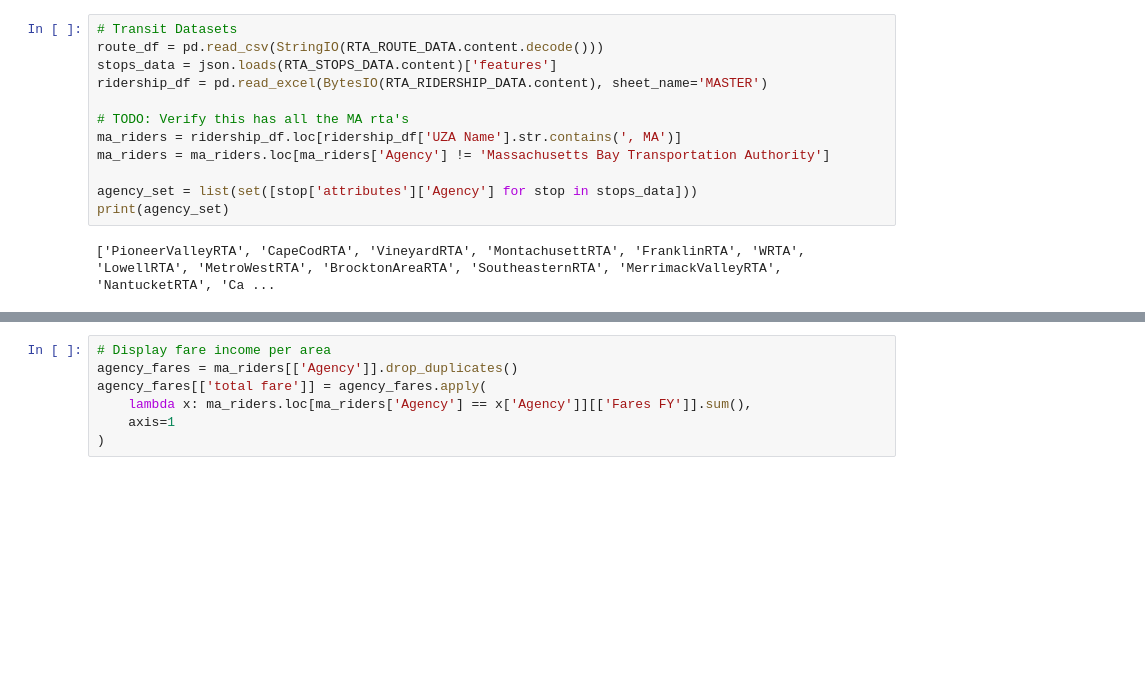
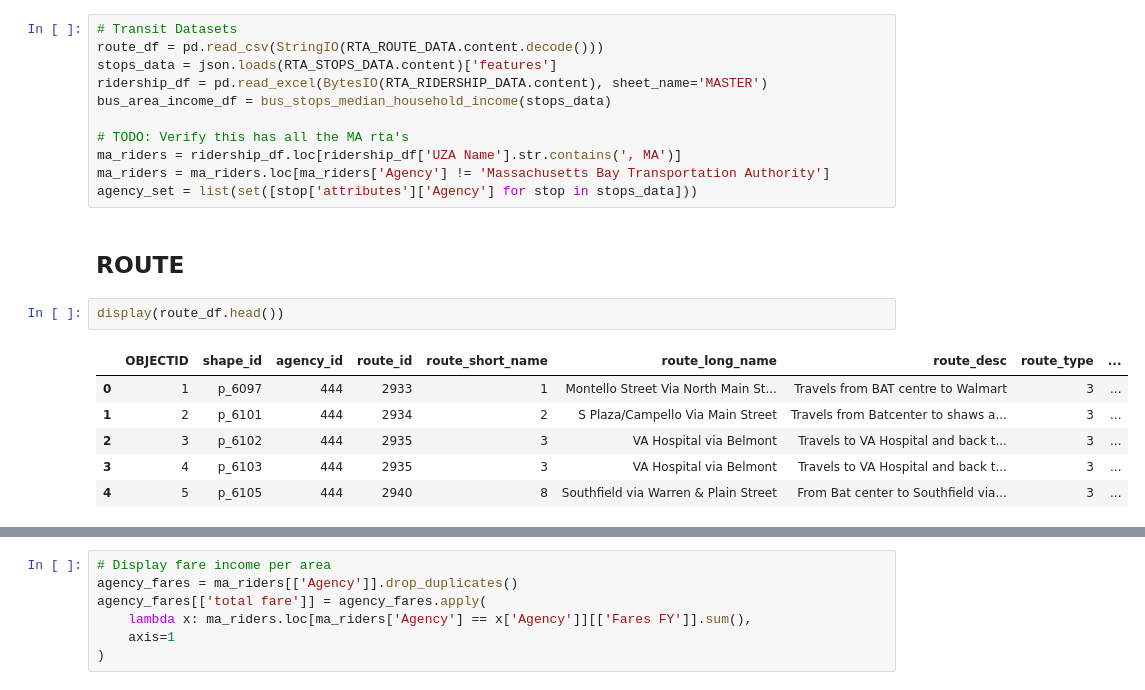
Before and after one commit to cumason123/transit-equity, a Jupyter notebook: src/rta_aggregation.ipynb, the cells around one changed output, grey strips where cells are left out. Cells and saved outputs as stored; diff of their text form; blank space fills up the shorter version.

```diff
--- a/src/rta_aggregation.ipynb
+++ b/src/rta_aggregation.ipynb
@@ -66,12 +96,20 @@ def get_median_hh_income():
 route_df = pd.read_csv(StringIO(RTA_ROUTE_DATA.content.decode()))
 stops_data = json.loads(RTA_STOPS_DATA.content)['features']
 ridership_df = pd.read_excel(BytesIO(RTA_RIDERSHIP_DATA.content), sheet_name='MASTER')
+bus_area_income_df = bus_stops_median_household_income(stops_data)
 
 # TODO: Verify this has all the MA rta's
 ma_riders = ridership_df.loc[ridership_df['UZA Name'].str.contains(', MA')]
 ma_riders = ma_riders.loc[ma_riders['Agency'] != 'Massachusetts Bay Transportation Authority']
-
 agency_set = list(set([stop['attributes']['Agency'] for stop in stops_data]))
-print(agency_set)
-# %% [output]
-['PioneerValleyRTA', 'CapeCodRTA', 'VineyardRTA', 'MontachusettRTA', 'FranklinRTA', 'WRTA', 'LowellRTA', 'MetroWestRTA', 'BrocktonAreaRTA', 'SoutheasternRTA', 'MerrimackValleyRTA', 'NantucketRTA', 'Ca ...
+# %% [markdown]
+## ROUTE
+# %%
+display(route_df.head())
+# %% [output]
+|  | OBJECTID | shape_id | agency_id | route_id | route_short_name | route_long_name | route_desc | route_type | ... |
+| 0 | 1 | p_6097 | 444 | 2933 | 1 | Montello Street Via North Main St... | Travels from BAT centre to Walmart | 3 | ... |
+| 1 | 2 | p_6101 | 444 | 2934 | 2 | S Plaza/Campello Via Main Street | Travels from Batcenter to shaws a... | 3 | ... |
+| 2 | 3 | p_6102 | 444 | 2935 | 3 | VA Hospital via Belmont | Travels to VA Hospital and back t... | 3 | ... |
+| 3 | 4 | p_6103 | 444 | 2935 | 3 | VA Hospital via Belmont | Travels to VA Hospital and back t... | 3 | ... |
+| 4 | 5 | p_6105 | 444 | 2940 | 8 | Southfield via Warren & Plain Street | From Bat center to Southfield via... | 3 | ... |
```
Also changed, not shown: parts of 9 cells of this notebook, 2 other files.
